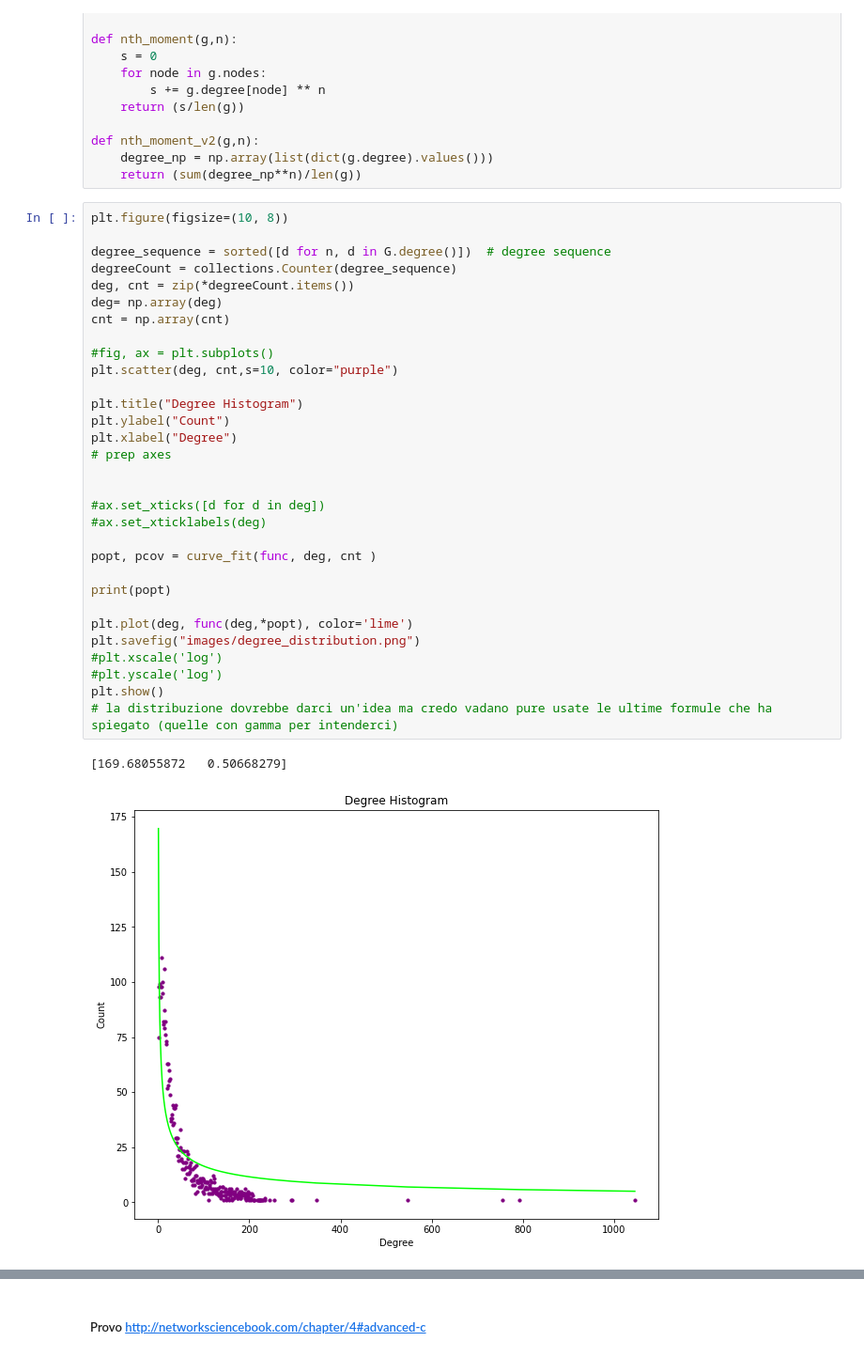
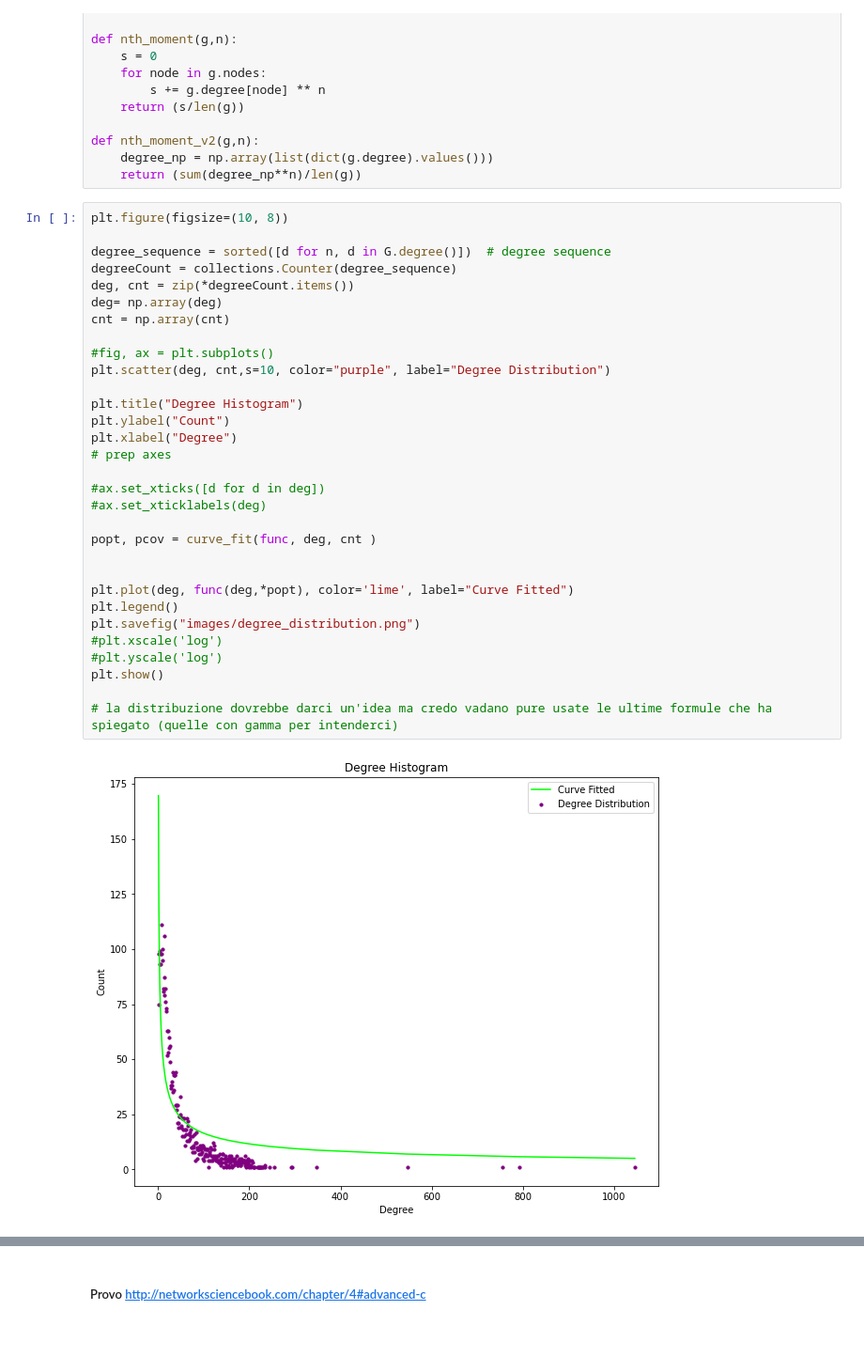
Before and after one commit to LazyRacc00n/NetworkAnalysis_1Assignment, a Jupyter notebook: Code.ipynb, the cells around one changed output, grey strips where cells are left out. Shown at 94% size. Saved outputs shown, nothing was run; the diff lists cells and outputs as text.

```diff
--- a/Code.ipynb
+++ b/Code.ipynb
@@ -138,35 +138,34 @@ def nth_moment_v2(g,n):
 # %%
 plt.figure(figsize=(10, 8))
 
 degree_sequence = sorted([d for n, d in G.degree()])  # degree sequence
 degreeCount = collections.Counter(degree_sequence)
 deg, cnt = zip(*degreeCount.items())
 deg= np.array(deg)
 cnt = np.array(cnt)
 
 #fig, ax = plt.subplots()
-plt.scatter(deg, cnt,s=10, color="purple")
+plt.scatter(deg, cnt,s=10, color="purple", label="Degree Distribution")
 
 plt.title("Degree Histogram")
 plt.ylabel("Count")
 plt.xlabel("Degree")
 # prep axes
 
-
 #ax.set_xticks([d for d in deg])
 #ax.set_xticklabels(deg)
 
 popt, pcov = curve_fit(func, deg, cnt )
 
-print(popt)
 
-plt.plot(deg, func(deg,*popt), color='lime')
+plt.plot(deg, func(deg,*popt), color='lime', label="Curve Fitted")
+plt.legend()
 plt.savefig("images/degree_distribution.png")
 #plt.xscale('log')
 #plt.yscale('log')
 plt.show()
+
 # la distribuzione dovrebbe darci un'idea ma credo vadano pure usate le ultime formule che ha spiegato (quelle con gamma per intenderci)
 # %% [output]
-[169.68055872   0.50668279]
-[figure, old version]
+[figure, new version]
 # %%
```
Also changed, not shown: parts of 1 cell of this notebook, 2 other files.
